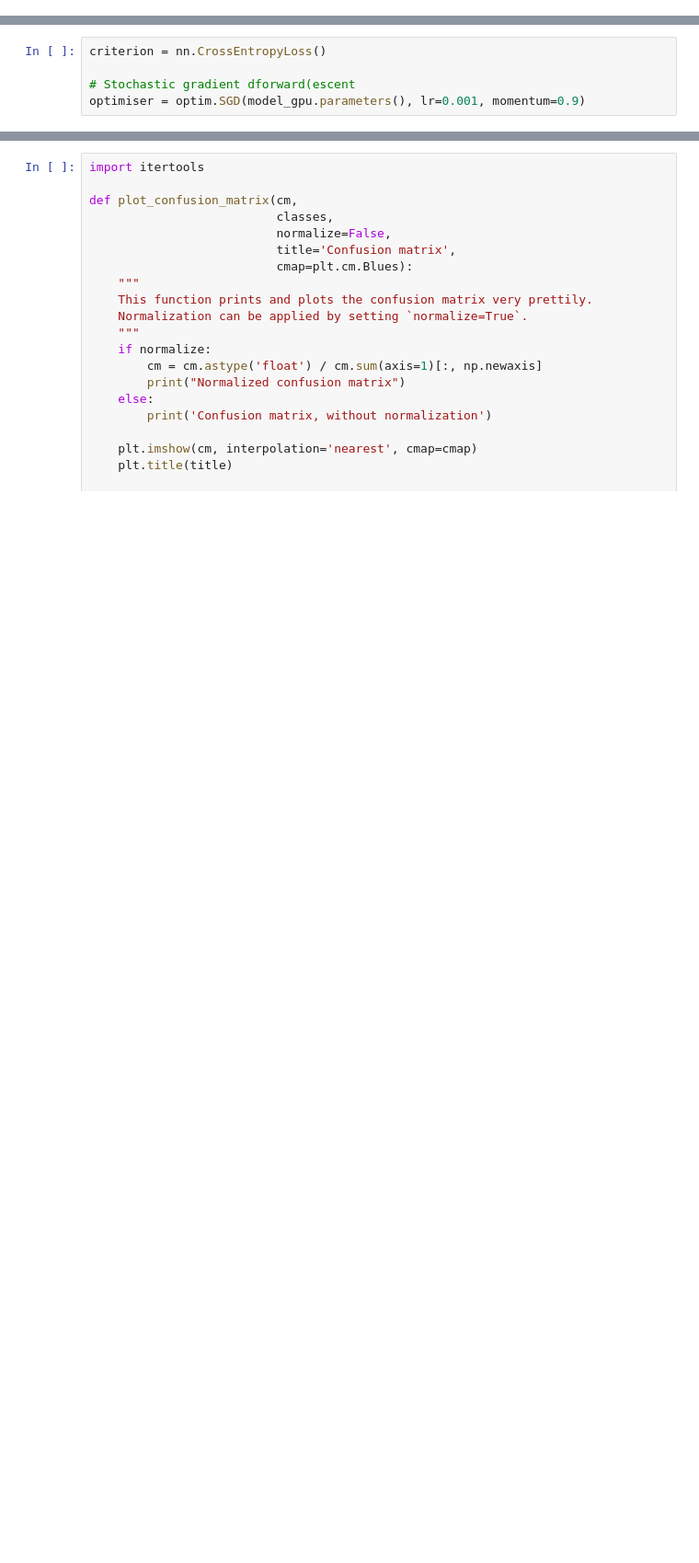
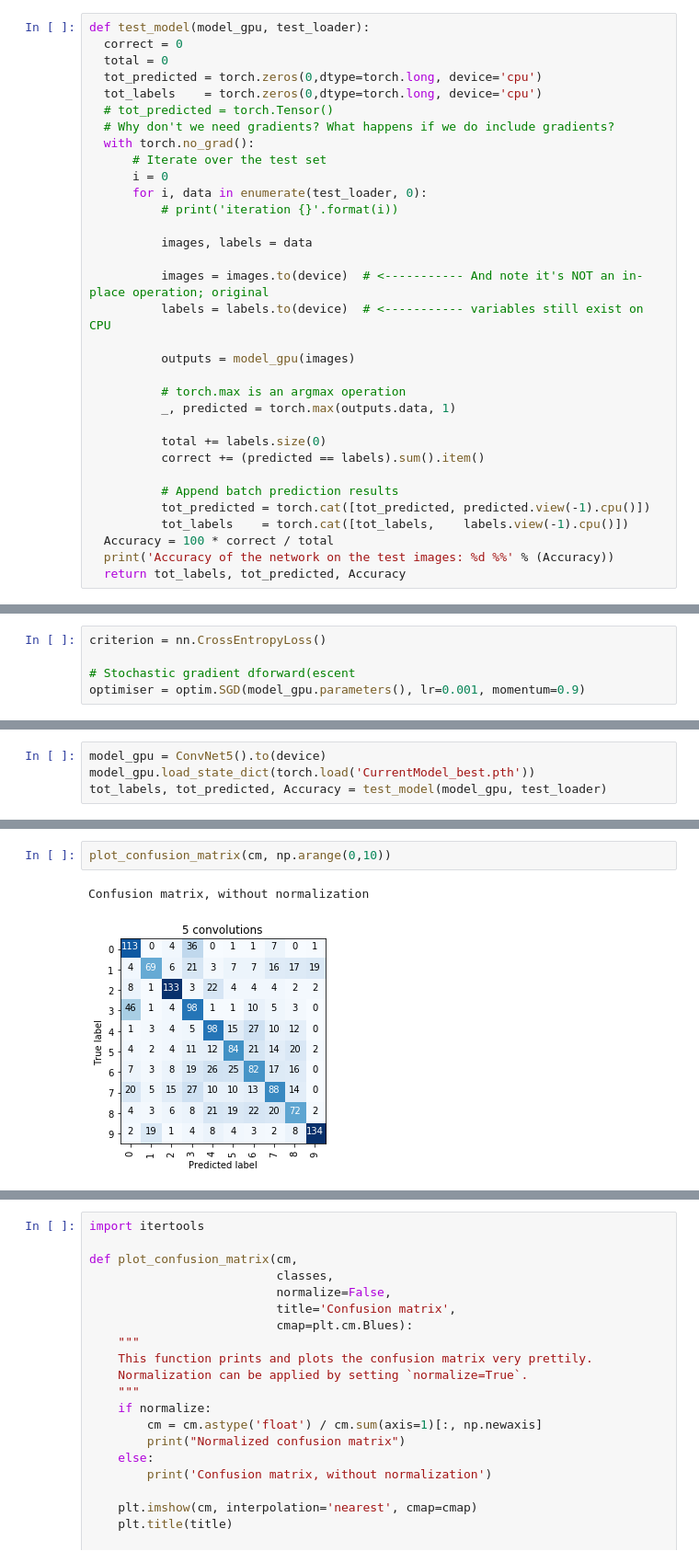
Before and after one commit to maxpilling/AI, a Jupyter notebook: image_classification.ipynb, the cells around one changed output, grey strips where cells are left out. Shown at 92% size. Cells and saved outputs as stored; diff of their text form; blank space fills up the shorter version.

```diff
--- a/image_classification.ipynb
+++ b/image_classification.ipynb
@@ -4,0 +117,33 @@
+# %%
+def test_model(model_gpu, test_loader):
+  correct = 0
+  total = 0
+  tot_predicted = torch.zeros(0,dtype=torch.long, device='cpu')
+  tot_labels    = torch.zeros(0,dtype=torch.long, device='cpu')
+  # tot_predicted = torch.Tensor()
+  # Why don't we need gradients? What happens if we do include gradients?
+  with torch.no_grad():
+      # Iterate over the test set
+      i = 0
+      for i, data in enumerate(test_loader, 0):
+          # print('iteration {}'.format(i))
+
+          images, labels = data
+
+          images = images.to(device)  # <----------- And note it's NOT an in-place operation; original
+          labels = labels.to(device)  # <----------- variables still exist on CPU
+
+          outputs = model_gpu(images)
+
+          # torch.max is an argmax operation
+          _, predicted = torch.max(outputs.data, 1)
+
+          total += labels.size(0)
+          correct += (predicted == labels).sum().item()
+
+          # Append batch prediction results
+          tot_predicted = torch.cat([tot_predicted, predicted.view(-1).cpu()])
+          tot_labels    = torch.cat([tot_labels,    labels.view(-1).cpu()])
+  Accuracy = 100 * correct / total
+  print('Accuracy of the network on the test images: %d %%' % (Accuracy))
+  return tot_labels, tot_predicted, Accuracy
@@ -482,0 +707,4 @@ array([[109,   2,   7,  50,   2,   0,  13,   2,   2,   1],
+# %%
+model_gpu = ConvNet5().to(device)
+model_gpu.load_state_dict(torch.load('CurrentModel_best.pth'))
+tot_labels, tot_predicted, Accuracy = test_model(model_gpu, test_loader)
@@ -482,0 +717,5 @@ array([[109,   2,   7,  50,   2,   0,  13,   2,   2,   1],
+# %%
+plot_confusion_matrix(cm, np.arange(0,10))
+# %% [output]
+Confusion matrix, without normalization
+[figure, added]
```
Also changed, not shown: parts of 106 cells of this notebook.
